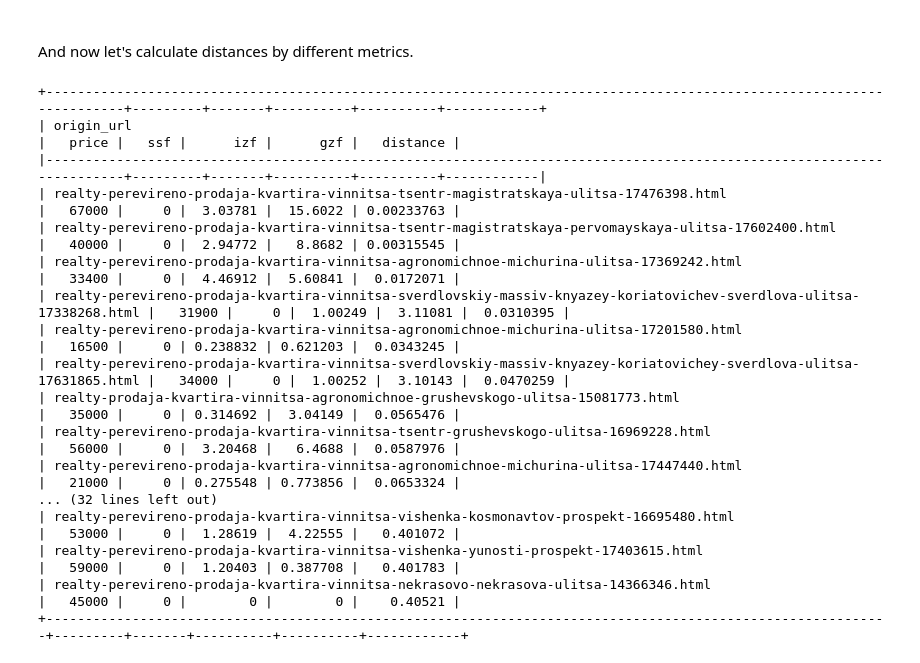
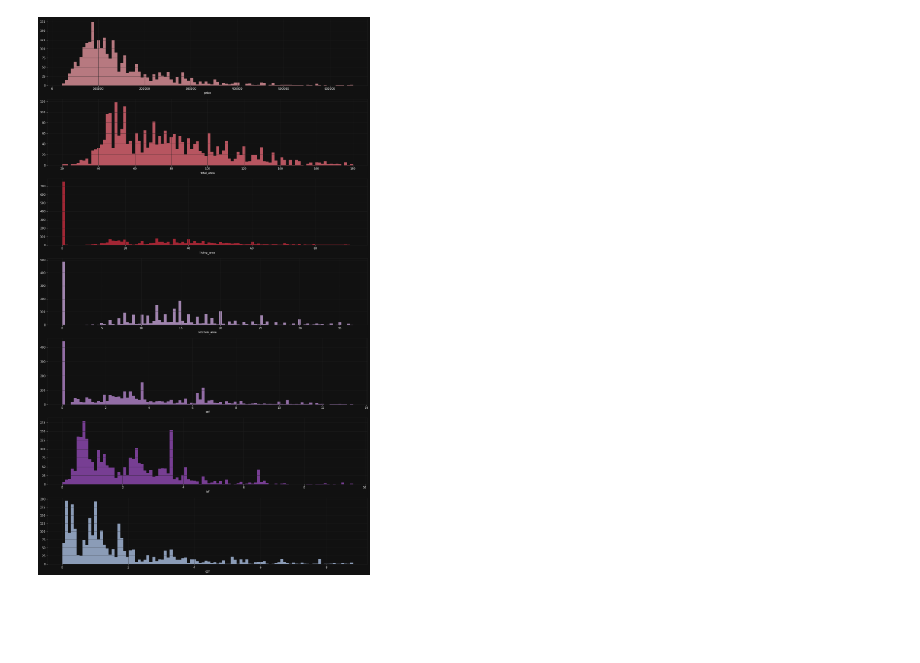
Before and after one commit to xXxRisingTidexXx/rampart, a Jupyter notebook: notebooks/flats.ipynb, the cells around one changed output. Cells and saved outputs as stored; diff of their text form; code cells hidden in the pictures; blank space fills up the shorter version.

```diff
--- a/notebooks/flats.ipynb
+++ b/notebooks/flats.ipynb
@@ -26,8 +37,29 @@ rcParams['legend.frameon'] = False
-# %%
-flats = read_csv('flats.csv', usecols=['origin_url', 'price', 'room_number', 'floor', 'total_floor', 'city', 'ssf', 'izf', 'gzf'])
-flats = flats[flats['city'] == 'Вінниця']
-flats.drop(columns=['city'], inplace=True)
-flats['origin_url'] = flats['origin_url'].apply(lambda url: url[23:])
+# %%
+engine = create_engine(environ['RAMPART_DATABASE_DSN'])
+with engine.connect() as connection:
+    flats = read_sql(
+        """
+        select id,
+               price,
+               total_area,
+               living_area,
+               kitchen_area,
+               room_number,
+               floor,
+               total_floor,
+               case
+                   when housing = 'primary' then 0
+                   else 1
+                   end     as housing,
+               ssf,
+               izf,
+               gzf
+        from flats
+        where city = 'Київ'
+        """,
+        connection,
+        index_col=['id']
+    )
 # %%
 def render(dataframe, showindex=False):
     print(tabulate(dataframe, headers='keys', tablefmt='psql', numalign='right', showindex=showindex))
@@ -98,31 +114,8 @@ pass
-# %% [markdown]
-<br /> And now let's calculate distances by different metrics.
-# %%
-candidates = flats[['price', 'ssf', 'izf', 'gzf']]
-scaler = MinMaxScaler()
-scaler.fit(candidates)
-candidates = scaler.transform(candidates)
-preferences = scaler.transform(array([[60000, flats['ssf'].max(), 0, flats['gzf'].max()]]))
-weights = array([1, 0.2, 0.2, 0.2])
-for metric in ['cosine', 'canberra']:
-    results = flats.copy()
-    results['distance'] = cdist(candidates, preferences, metric, w=weights)
-    render(results[['origin_url', 'price', 'ssf', 'izf', 'gzf', 'distance']].sort_values('distance').head(20))
-# %% [output]
-+----------------------------------------------------------------------------------------------------------------------+---------+-------+----------+----------+------------+
-| origin_url                                                                                                           |   price |   ssf |      izf |      gzf |   distance |
-|----------------------------------------------------------------------------------------------------------------------+---------+-------+----------+----------+------------|
-| realty-perevireno-prodaja-kvartira-vinnitsa-tsentr-magistratskaya-ulitsa-17476398.html                               |   67000 |     0 |  3.03781 |  15.6022 | 0.00233763 |
-| realty-perevireno-prodaja-kvartira-vinnitsa-tsentr-magistratskaya-pervomayskaya-ulitsa-17602400.html                 |   40000 |     0 |  2.94772 |   8.8682 | 0.00315545 |
-| realty-perevireno-prodaja-kvartira-vinnitsa-agronomichnoe-michurina-ulitsa-17369242.html                             |   33400 |     0 |  4.46912 |  5.60841 |  0.0172071 |
-| realty-perevireno-prodaja-kvartira-vinnitsa-sverdlovskiy-massiv-knyazey-koriatovichev-sverdlova-ulitsa-17338268.html |   31900 |     0 |  1.00249 |  3.11081 |  0.0310395 |
-| realty-perevireno-prodaja-kvartira-vinnitsa-agronomichnoe-michurina-ulitsa-17201580.html                             |   16500 |     0 | 0.238832 | 0.621203 |  0.0343245 |
-| realty-perevireno-prodaja-kvartira-vinnitsa-sverdlovskiy-massiv-knyazey-koriatovichey-sverdlova-ulitsa-17631865.html |   34000 |     0 |  1.00252 |  3.10143 |  0.0470259 |
-| realty-prodaja-kvartira-vinnitsa-agronomichnoe-grushevskogo-ulitsa-15081773.html                                     |   35000 |     0 | 0.314692 |  3.04149 |  0.0565476 |
-| realty-perevireno-prodaja-kvartira-vinnitsa-tsentr-grushevskogo-ulitsa-16969228.html                                 |   56000 |     0 |  3.20468 |   6.4688 |  0.0587976 |
-| realty-perevireno-prodaja-kvartira-vinnitsa-agronomichnoe-michurina-ulitsa-17447440.html                             |   21000 |     0 | 0.275548 | 0.773856 |  0.0653324 |
-... (32 lines left out)
-| realty-perevireno-prodaja-kvartira-vinnitsa-vishenka-kosmonavtov-prospekt-16695480.html                    |   53000 |     0 |  1.28619 |  4.22555 |   0.401072 |
-| realty-perevireno-prodaja-kvartira-vinnitsa-vishenka-yunosti-prospekt-17403615.html                        |   59000 |     0 |  1.20403 | 0.387708 |   0.401783 |
-| realty-perevireno-prodaja-kvartira-vinnitsa-nekrasovo-nekrasova-ulitsa-14366346.html                       |   45000 |     0 |        0 |        0 |    0.40521 |
-+------------------------------------------------------------------------------------------------------------+---------+-------+----------+----------+------------+
+# %%
+floats = flats.select_dtypes(include='float64')
+floats = floats[(abs(zscore(floats)) < 2).all(1)]
+axes = subplots(len(floats.columns), figsize=(20, 5 * len(floats.columns)))[1]
+for i, column in enumerate(floats.columns):
+    distplot(floats[column], ax=axes[i], color=colors[i], bins=100, kde=False, hist_kws={'alpha': 0.7})
+# %% [output]
+[figure, added]
```
Also changed, not shown: parts of 13 cells of this notebook.
